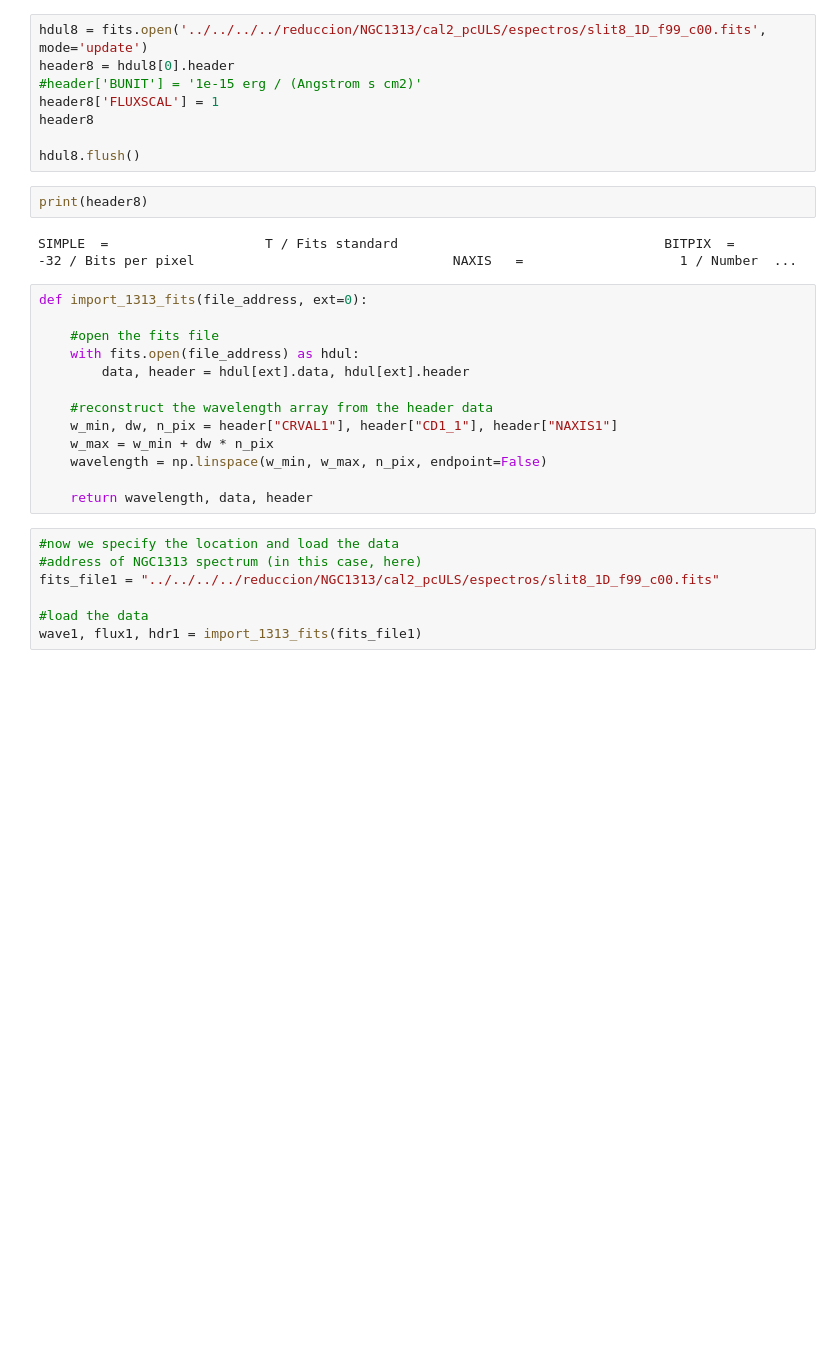
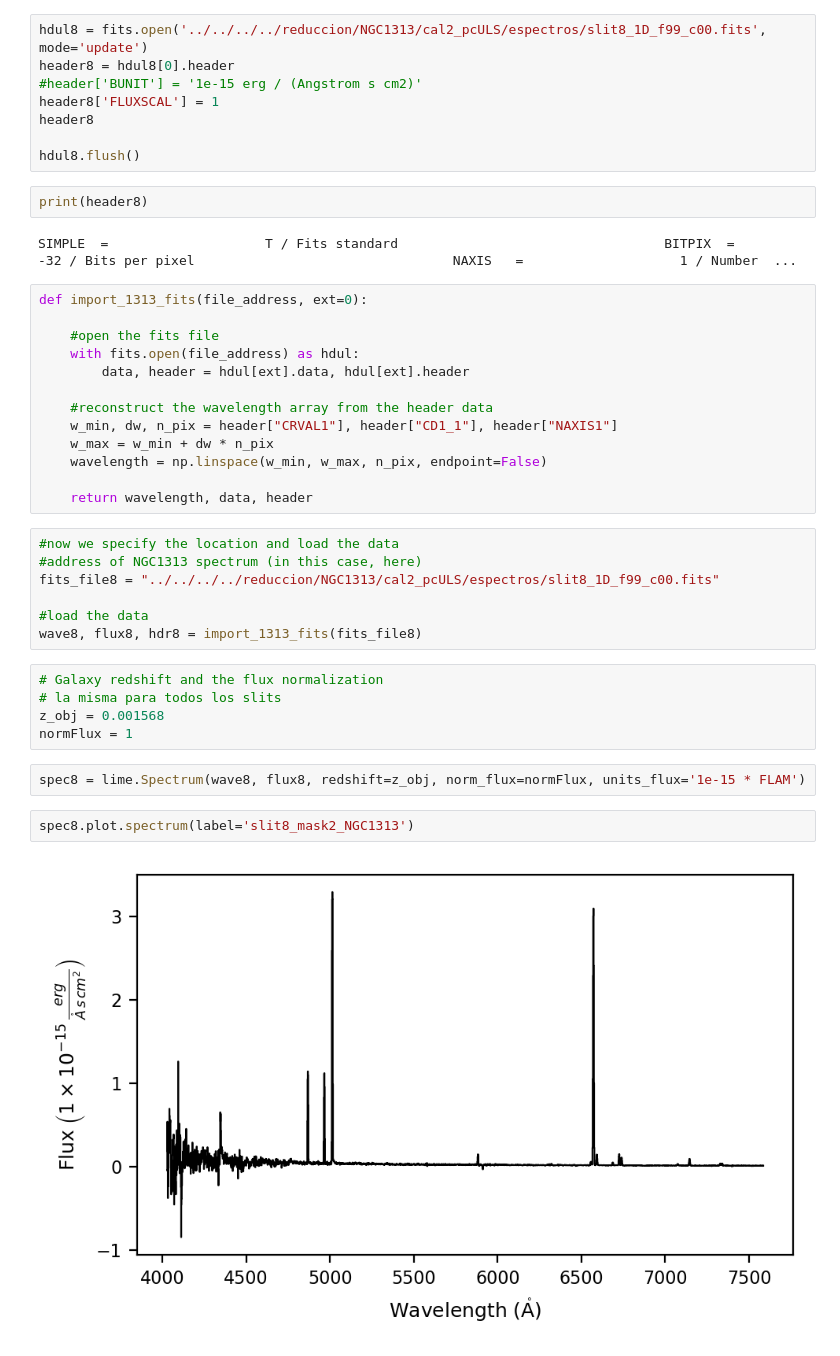
Before and after one commit to blnblnbln/TESIS, a Jupyter notebook: mask2/codes_mask2/medicion_lineas_mask2.ipynb, the cells around one changed output. Saved outputs shown, nothing was run; the diff lists cells and outputs as text; blank space fills up the shorter version.

Commit message:
se termina code 4 slits flux all lines

```diff
--- a/mask2/codes_mask2/medicion_lineas_mask2.ipynb
+++ b/mask2/codes_mask2/medicion_lineas_mask2.ipynb
@@ -31,7 +33,18 @@ def import_1313_fits(file_address, ext=0):
 # %%
 #now we specify the location and load the data
 #address of NGC1313 spectrum (in this case, here)
-fits_file1 = "../../../../reduccion/NGC1313/cal2_pcULS/espectros/slit8_1D_f99_c00.fits"
+fits_file8 = "../../../../reduccion/NGC1313/cal2_pcULS/espectros/slit8_1D_f99_c00.fits"
 
 #load the data
-wave1, flux1, hdr1 = import_1313_fits(fits_file1)
+wave8, flux8, hdr8 = import_1313_fits(fits_file8)
+# %%
+# Galaxy redshift and the flux normalization
+# la misma para todos los slits
+z_obj = 0.001568
+normFlux = 1
+# %%
+spec8 = lime.Spectrum(wave8, flux8, redshift=z_obj, norm_flux=normFlux, units_flux='1e-15 * FLAM')
+# %%
+spec8.plot.spectrum(label='slit8_mask2_NGC1313')
+# %% [output]
+[figure, added]
```
Also changed, not shown: parts of 72 cells of this notebook, 4 other files.
